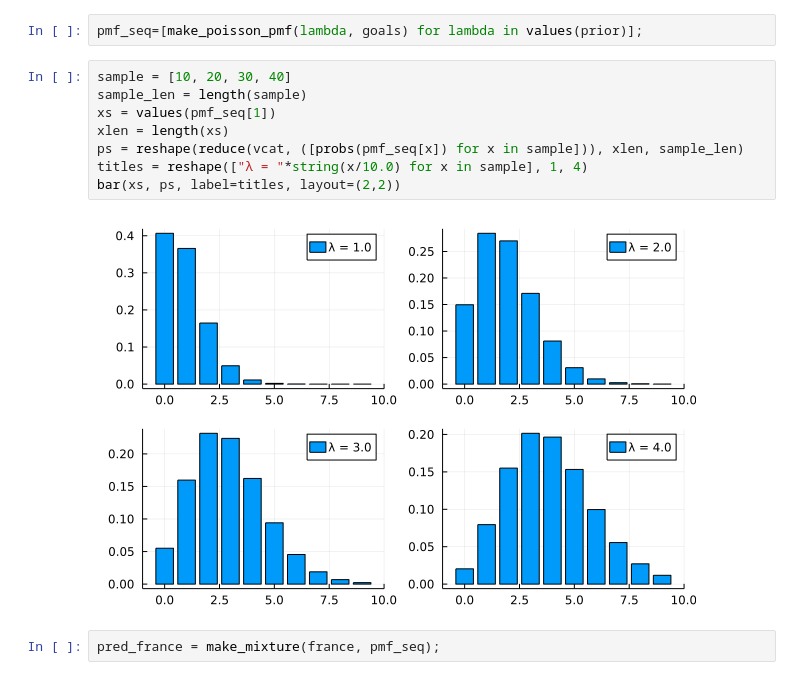
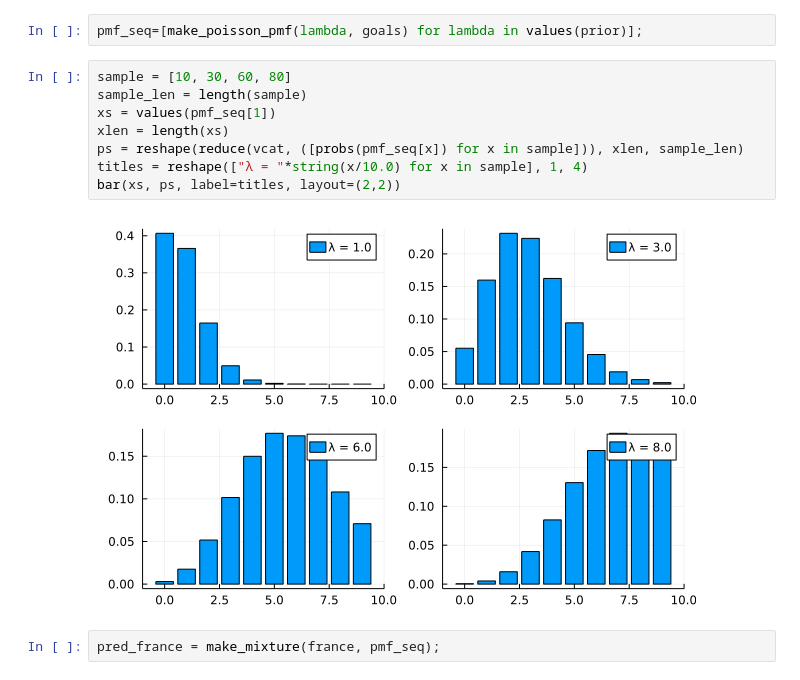
Before and after one commit to bwanab/ThinkBayes.jl, a Jupyter notebook: notebooks/think_bayes_in_julia_chapter_8.ipynb, the cells around one changed output. Cells and saved outputs as stored; diff of their text form.

```diff
--- a/notebooks/think_bayes_in_julia_chapter_8.ipynb
+++ b/notebooks/think_bayes_in_julia_chapter_8.ipynb
@@ -94,15 +94,15 @@ plot(plot(croatia,label="croatia"), plot(france, label="france"), layout=(2,1))
 # %%
 pmf_seq=[make_poisson_pmf(lambda, goals) for lambda in values(prior)];
 # %%
-sample = [10, 20, 30, 40]
+sample = [10, 30, 60, 80]
 sample_len = length(sample)
 xs = values(pmf_seq[1])
 xlen = length(xs)
 ps = reshape(reduce(vcat, ([probs(pmf_seq[x]) for x in sample])), xlen, sample_len)
 titles = reshape(["λ = "*string(x/10.0) for x in sample], 1, 4)
 bar(xs, ps, label=titles, layout=(2,2))
 # %% [output]
-[figure, old version]
+[figure, new version]
 # %%
 pred_france = make_mixture(france, pmf_seq);
 # %%
```
Also changed, not shown: parts of 10 cells of this notebook, 1 other file.
